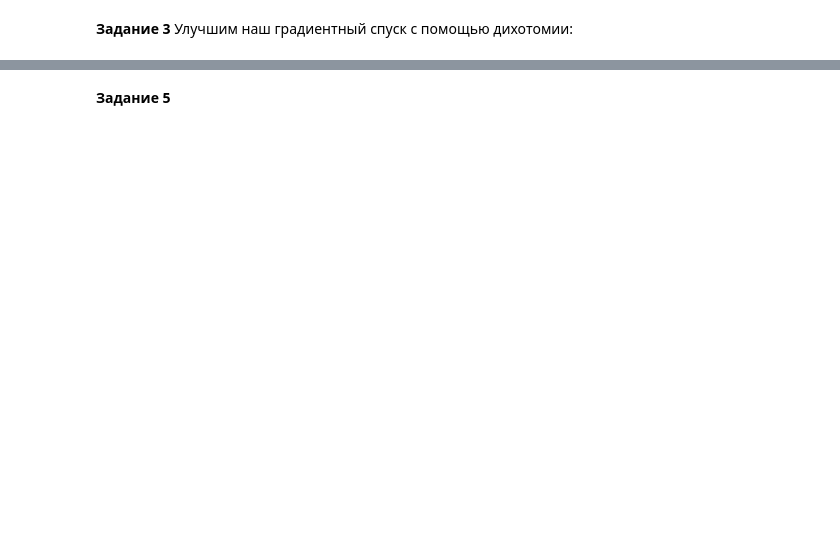
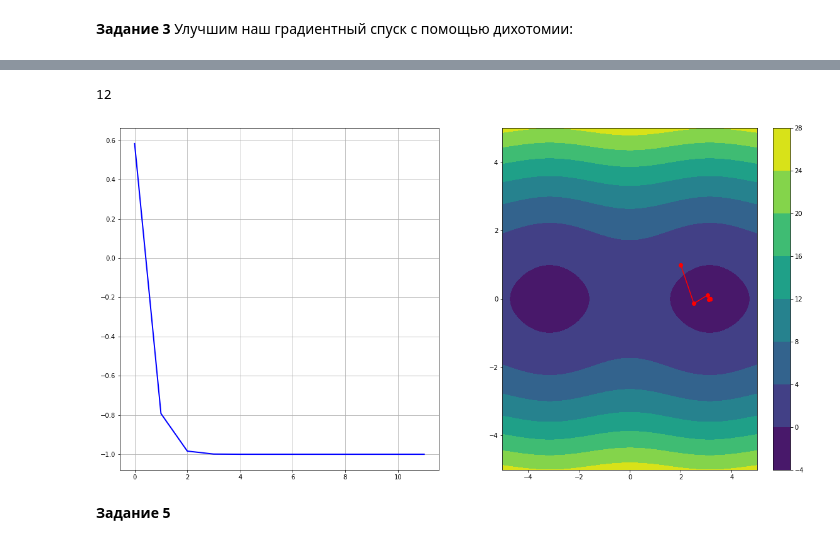
Before and after one commit to labs-metoptim/lab-metopt-1, a Jupyter notebook: test.ipynb, the cells around one changed output, grey strips where cells are left out. Cells and saved outputs as stored; diff of their text form; code cells hidden in the pictures; blank space fills up the shorter version.

```diff
--- a/test.ipynb
+++ b/test.ipynb
@@ -138,51 +192,45 @@ __Задание 4__
 Первое неравенство отвечает за уменьшение функции после совершения шага, второе неравенство -- за уменьшение проекции градиента по модулю, чтобы не допустить точек далеких от стационарных
 Как правило : $c_1 = 0.0001$, $c_2 = 0.9$
 # %%
-def dichotomy_grad_descent_constructor(left_bound, right_bound, delta):
-    def first_Wolphe_condition(alpha, x):
-        return np.all(fun(x - alpha*fun.grad(x)) <= fun(x) - C1 * alpha* fun.grad(x)**2)
-    def second_Wolphe_condition(alpha, x):
-        return np.all(abs(fun.grad(x - alpha * fun.grad(x)) * fun.grad(x)) <= C2 * abs(fun.grad(x)))
-    def Wolphe_conditions(alpha, x):
-        eps = 0
-        global C1
-        C1 = 1e-4
-        global C2
-        C2 = 0.9
-        for i in range(MAX_EPOCH):
-            alpha_right = alpha + eps
-            alpha_left = alpha - eps
-            if not (second_Wolphe_condition(alpha_right, x) and first_Wolphe_condition(alpha_right, x)):
-                if not (second_Wolphe_condition(alpha_left, x) and first_Wolphe_condition(alpha_left, x)):
-                    eps = eps + 0.001 if eps == 0 else eps * 2
-                else:
-                    return alpha_left
-            else:
-                return alpha_right
-
-    def dichotomy_with_Wolphe(f, cur_point):
-        left = left_bound
-        right = right_bound
-        alpha = left
-        while right - left >= EPS:
-            alpha = (left + right) / 2
-            if f(alpha - delta) <= f(alpha + delta):
-                right = alpha
-            else:
-                left = alpha
-
-        return Wolphe_conditions(alpha, cur_point)
-
+def Wolfe_grad_descent_constructor(left_bound, right_bound, delta):
     def impl(f, first_point):
         def next_point_fun(x, epoch):
-            d = dichotomy_with_Wolphe(lambda a: f(x - a * f.grad(x)), x)
+            def check_Wolfe(alpha):
+                fun_grad = f.grad(x)
+                return (f(x - alpha * fun_grad) <= f(x) - C1 * alpha * np.dot(fun_grad, fun_grad) and
+                        np.dot(f.grad(x - alpha * fun_grad), fun_grad) <= C2 * np.dot(fun_grad, fun_grad))
+
+            def Wolphe_map(alpha):
+                eps = 0
+                C1 = 1e-4
+                C2 = 0.9
+                for i in range(MAX_EPOCH):
+                    alpha_left = alpha - eps
+                    alpha_right = alpha + eps
+                    if check_Wolfe(alpha_right):
+                        return alpha_right
+                    if check_Wolfe(alpha_left):
+                        return alpha_left
+                    else:
+                        eps = eps + 0.001 if eps == 0 else eps * 2
+
+            dichotomy = dichotomy_constructor(left_bound, right_bound, delta, dichotomy_map=Wolphe_map)
+
+
+            d = dichotomy(lambda a: f(x - a * f.grad(x)))
             return x - d * f.grad(x)
+
         return abstract_gradient_descent(first_point, next_point_fun, stop_by_grad(f))
+
     return impl
 
-dichotomy_grad_descent = dichotomy_grad_descent_constructor(-1, 1, 0.02)
-ps = dichotomy_grad_descent(fun, make_point(2, 1))
+
+Wolfe_grad_descent = Wolfe_grad_descent_constructor(-1, 1, 0.02)
+ps = Wolfe_grad_descent(fun, make_point(2, 1))
 draw_gradient(fun, ps)
 len(ps)
+# %% [output]
+12
+[figure, added]
 # %% [markdown]
 __Задание 5__
```
Also changed, not shown: parts of 12 cells of this notebook.
